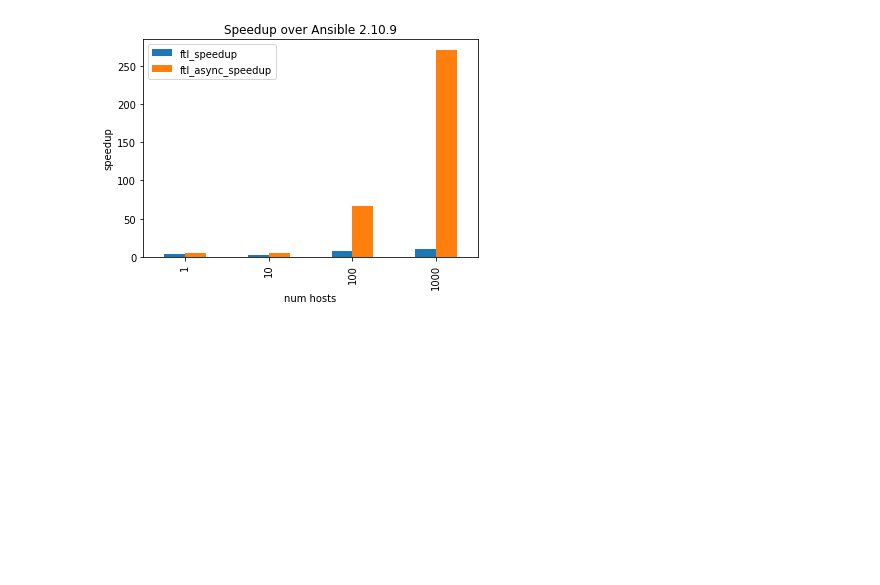
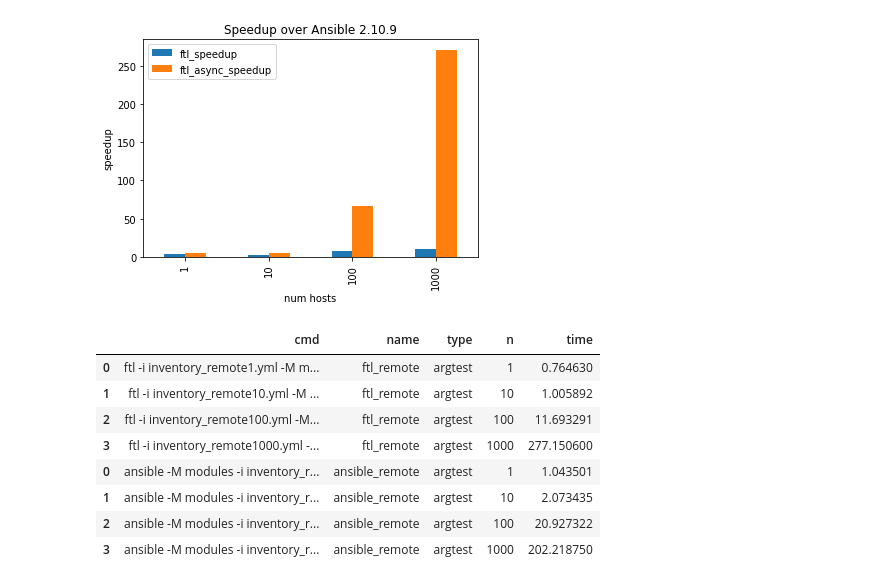
Before and after one commit to benthomasson/faster-than-light, a Jupyter notebook: blog/0006-Performance.ipynb, the cells around one changed output. Saved outputs shown, nothing was run; the diff lists cells and outputs as text; code cells hidden in the pictures; blank space fills up the shorter version.

```diff
--- a/blog/0006-Performance.ipynb
+++ b/blog/0006-Performance.ipynb
@@ -42,3 +35,18 @@ df_speedup.plot.bar(title="Speedup over Ansible 2.10.9", xlabel="num hosts", yla
 # %% [output]
 <AxesSubplot:title={'center':'Speedup over Ansible 2.10.9'}, xlabel='num hosts', ylabel='speedup'>
 [figure]
+# %%
+remote_df_ftl = pandas.read_csv('results/remote_0.0.1-7-g54b4dbc.csv')
+remote_df_ansible = pandas.read_csv('results/remote_2.10.9.csv')
+remote_df = pandas.concat([remote_df_ftl, remote_df_ansible])
+remote_df
+# %% [output]
+|  | cmd | name | type | n | time |
+| 0 | ftl -i inventory_remote1.yml -M m... | ftl_remote | argtest | 1 | 0.764630 |
+| 1 | ftl -i inventory_remote10.yml -M ... | ftl_remote | argtest | 10 | 1.005892 |
+| 2 | ftl -i inventory_remote100.yml -M... | ftl_remote | argtest | 100 | 11.693291 |
+| 3 | ftl -i inventory_remote1000.yml -... | ftl_remote | argtest | 1000 | 277.150600 |
+| 0 | ansible -M modules -i inventory_r... | ansible_remote | argtest | 1 | 1.043501 |
+| 1 | ansible -M modules -i inventory_r... | ansible_remote | argtest | 10 | 2.073435 |
+| 2 | ansible -M modules -i inventory_r... | ansible_remote | argtest | 100 | 20.927322 |
+| 3 | ansible -M modules -i inventory_r... | ansible_remote | argtest | 1000 | 202.218750 |
```
Also changed, not shown: parts of 8 cells of this notebook, 2 other files.
